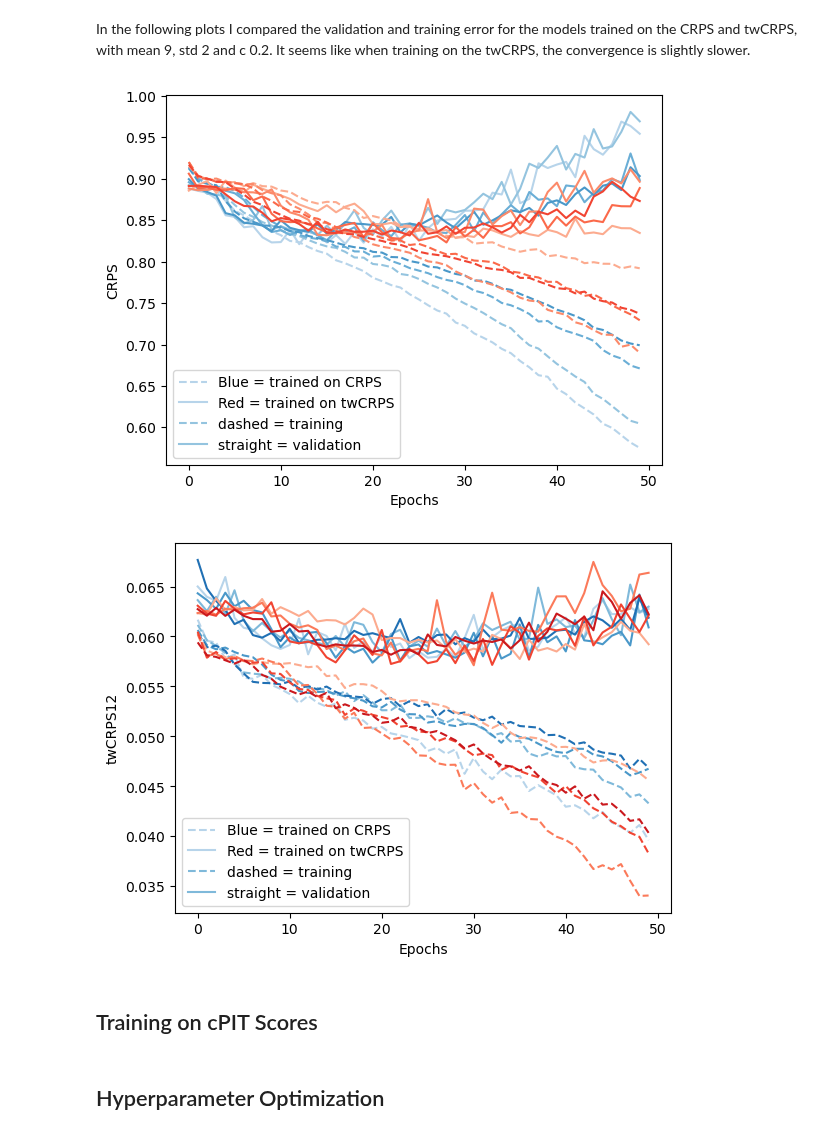
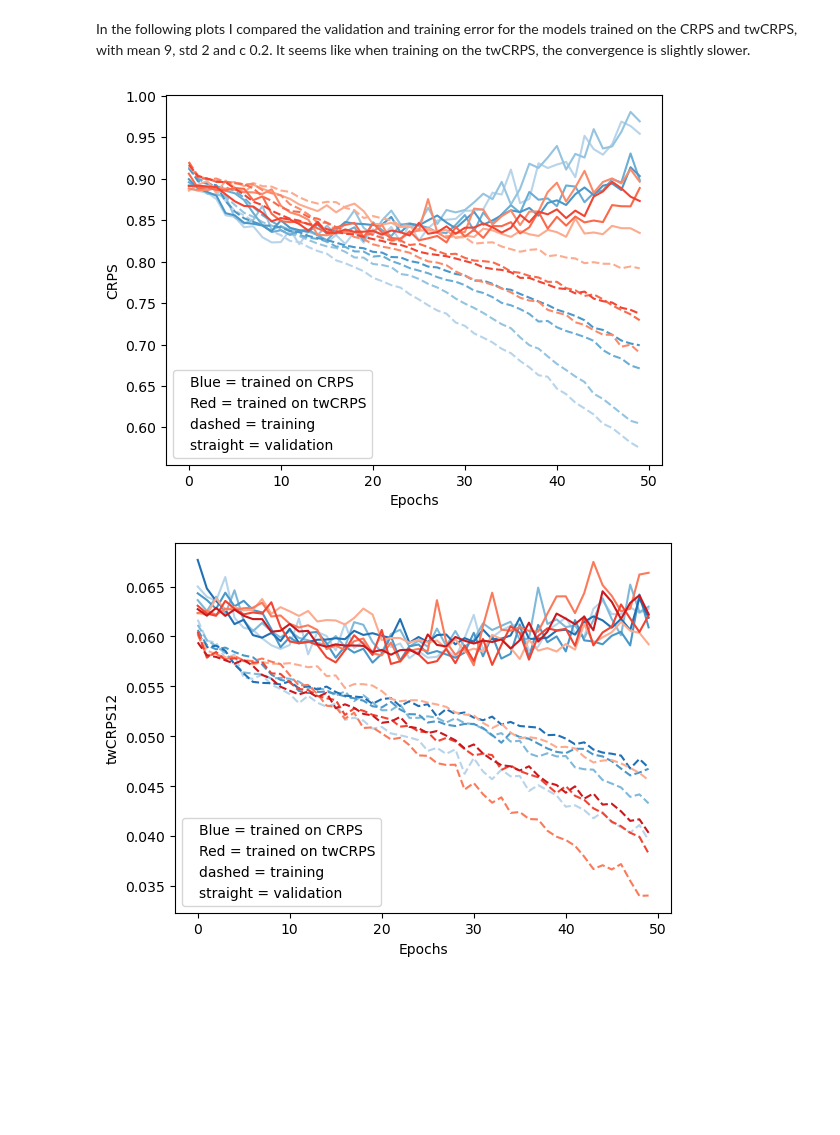
Before and after one commit to SimonHakvoort/thesiscode, a Jupyter notebook: src/nn_results/nn_results.ipynb, the cells around one changed output. Drawn from its saved outputs; the diff is of its cells as text; code cells hidden in the pictures; blank space fills up the shorter version.

```diff
--- a/src/nn_results/nn_results.ipynb
+++ b/src/nn_results/nn_results.ipynb
@@ -296,28 +336,28 @@ In the following plots I compared the validation and training error for the mode
 # %%
 color_map = cm.get_cmap('Blues')
 num_hists = len(hists_crps)
 
 x_axis = np.arange(50)
 
 for i, hist in enumerate(hists_crps):
     color = color_map(0.3 + i / num_hists * 0.4)  # Get a color from the color map.
     plt.plot(x_axis, hist['_loss_crps_sample'], label='CRPS_train', linestyle='--', color=color)
     plt.plot(x_axis, hist['val__loss_crps_sample'], label='CRPS_val', color=color)
 
 color_map = cm.get_cmap('Reds')
 num_hists = len(hists_twcrps)
 
 for i, hist in enumerate(hists_twcrps):
     color = color_map(0.3 + i / num_hists * 0.4)  # Get a color from the color map.
     plt.plot(x_axis, hist['_loss_crps_sample'], label='CRPS_train', linestyle='--', color=color)
     plt.plot(x_axis, hist['val__loss_crps_sample'], label='CRPS_val', color=color)
 
 plt.xlabel('Epochs')
 plt.ylabel('CRPS')
-plt.legend(['Blue = trained on CRPS', 'Red = trained on twCRPS', 'dashed = training', 'straight = validation'])
+plt.legend(['Blue = trained on CRPS', 'Red = trained on twCRPS', 'dashed = training', 'straight = validation'], handlelength=0)
 plt.show()
 # %% [output]
-[figure, old version]
+[figure, new version]
 # %%
 color_map = cm.get_cmap('Blues')
 num_hists = len(hists_crps)
@@ -339,11 +379,7 @@ for i, hist in enumerate(hists_twcrps):
 
 plt.xlabel('Epochs')
 plt.ylabel('twCRPS12')
-plt.legend(['Blue = trained on CRPS', 'Red = trained on twCRPS', 'dashed = training', 'straight = validation'])
+plt.legend(['Blue = trained on CRPS', 'Red = trained on twCRPS', 'dashed = training', 'straight = validation'], handlelength=0)
 plt.show()
 # %% [output]
-[figure, old version]
+[figure, new version]
-# %% [markdown]
-## Training on cPIT Scores
-# %% [markdown]
-## Hyperparameter Optimization
```
Also changed, not shown: parts of 21 cells of this notebook, 7 other files.
